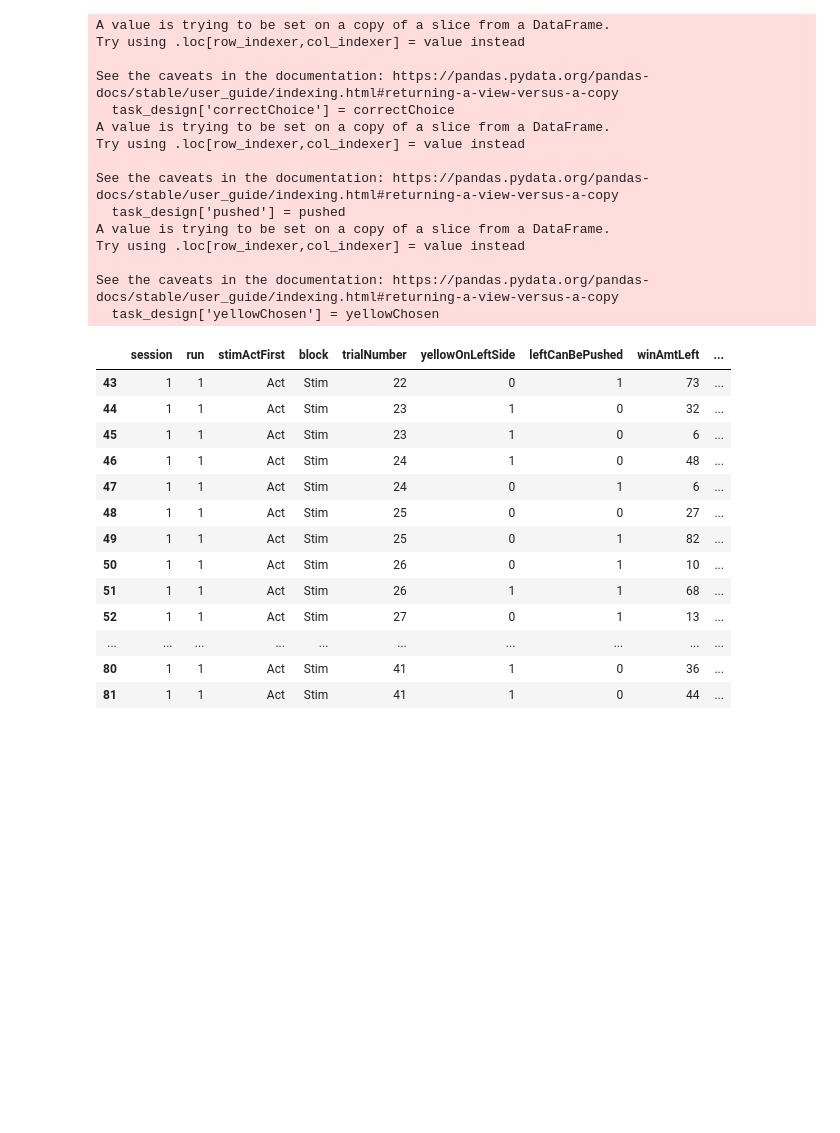
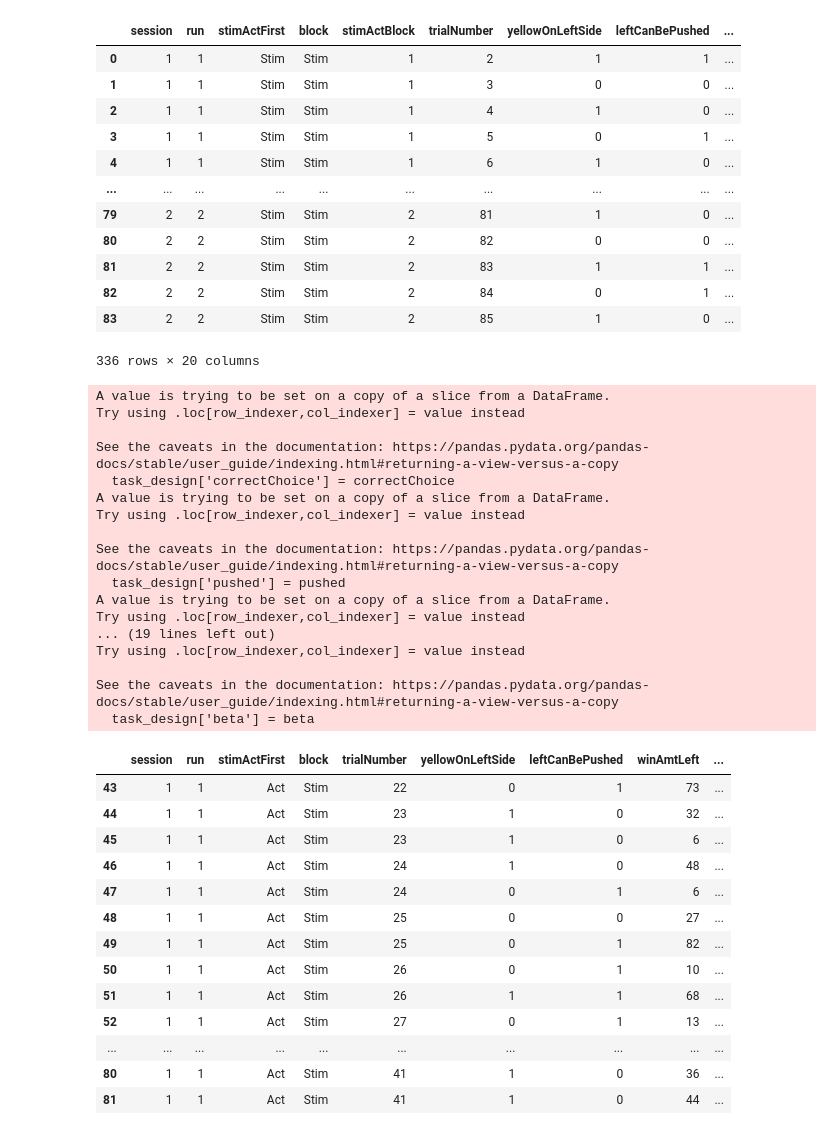
Before and after one commit to AGhaderi/ActStimRL, a Jupyter notebook: Simulation.ipynb, the cells around one changed output. Saved outputs shown, nothing was run; the diff lists cells and outputs as text; code cells hidden in the pictures; blank space fills up the shorter version.

```diff
--- a/Simulation.ipynb
+++ b/Simulation.ipynb
@@ -38,0 +60,16 @@ taskDesign
+# %%
+task_desin_parameters
+# %% [output]
+|  | session | run | stimActFirst | block | stimActBlock | trialNumber | yellowOnLeftSide | leftCanBePushed | ... |
+| 0 | 1 | 1 | Stim | Stim | 1 | 2 | 1 | 1 | ... |
+| 1 | 1 | 1 | Stim | Stim | 1 | 3 | 0 | 0 | ... |
+| 2 | 1 | 1 | Stim | Stim | 1 | 4 | 1 | 0 | ... |
+| 3 | 1 | 1 | Stim | Stim | 1 | 5 | 0 | 1 | ... |
+| 4 | 1 | 1 | Stim | Stim | 1 | 6 | 1 | 0 | ... |
+| ... | ... | ... | ... | ... | ... | ... | ... | ... | ... |
+| 79 | 2 | 2 | Stim | Stim | 2 | 81 | 1 | 0 | ... |
+| 80 | 2 | 2 | Stim | Stim | 2 | 82 | 0 | 0 | ... |
+| 81 | 2 | 2 | Stim | Stim | 2 | 83 | 1 | 1 | ... |
+| 82 | 2 | 2 | Stim | Stim | 2 | 84 | 0 | 1 | ... |
+| 83 | 2 | 2 | Stim | Stim | 2 | 85 | 1 | 0 | ... |
+336 rows × 20 columns
@@ -205,7 +301,7 @@ def simulateActClr(task_design,
 
     return task_design
 # %%
-sim = simulateActClr(task_design = taskDesign,
+sim = simulateActClr(task_design = task_design,
                      alphaAct = .4,
                      alphaClr = .4,
                      weghtAct = .7,
@@ -223,9 +319,11 @@ See the caveats in the documentation: https://pandas.pydata.org/pandas-docs/stab
   task_design['pushed'] = pushed
 A value is trying to be set on a copy of a slice from a DataFrame.
 Try using .loc[row_indexer,col_indexer] = value instead
+... (19 lines left out)
+Try using .loc[row_indexer,col_indexer] = value instead
 
 See the caveats in the documentation: https://pandas.pydata.org/pandas-docs/stable/user_guide/indexing.html#returning-a-view-versus-a-copy
-  task_design['yellowChosen'] = yellowChosen
+  task_design['beta'] = beta
 # %%
 sim[43:85]
 # %% [output]
```
Also changed, not shown: parts of 9 cells of this notebook.
